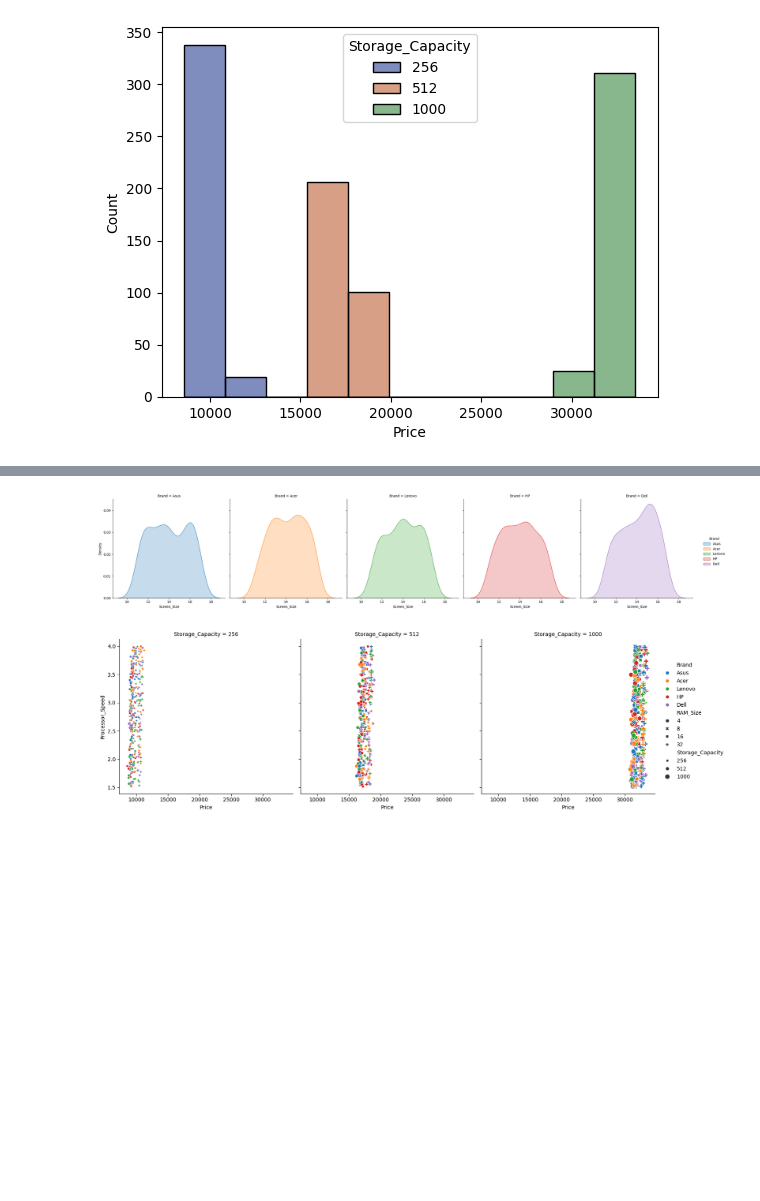
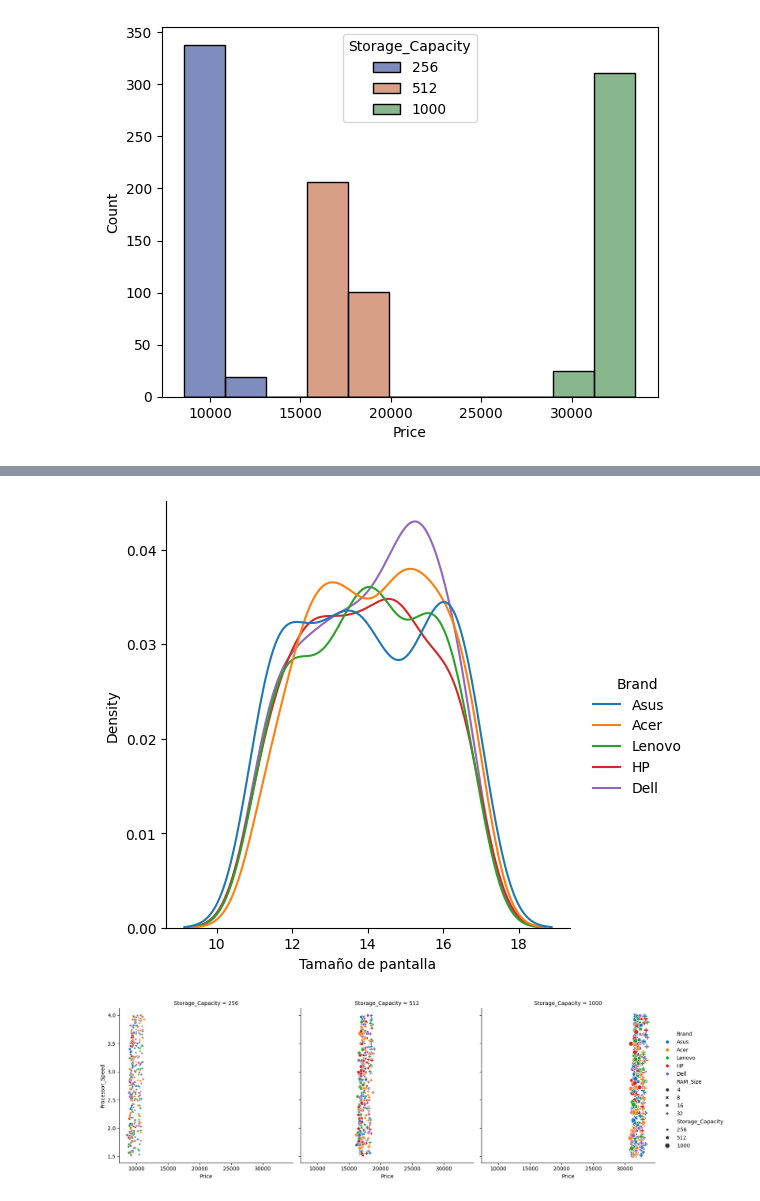
Before and after one commit to Isaac244/Proyecto_Machine_Learning, a Jupyter notebook: Proyecto-final.ipynb, the cells around one changed output, grey strips where cells are left out. Saved outputs shown, nothing was run; the diff lists cells and outputs as text; code cells hidden in the pictures; blank space fills up the shorter version.

```diff
--- a/Proyecto-final.ipynb
+++ b/Proyecto-final.ipynb
@@ -135,10 +135,15 @@ plt.show()
 [figure]
 # %%
 #Grafica para las marcas de laptop
-sns.barplot( x=marcas.index, y=marcas.values, palette='bright', hue=marcas.values)
+sns.set_theme(style='darkgrid')
+sns.barplot(x=marcas.index, y=marcas.values, palette='deep', hue=marcas.index)
+
+for i in range(len(marcas)):
+    plt.text(x=i, y=marcas[i], s=marcas[i], ha='center', va='bottom')
+
 plt.title('Distribucion de Laptops')
 plt.xlabel('Laptops')
 plt.ylabel('Cantidad de laptops')
-plt.legend(loc='center', bbox_to_anchor=(1.12,0.5))
+#plt.legend(loc='center', bbox_to_anchor=(1.12,0.5))
 plt.show()
 # %% [output]
@@ -167,9 +175,11 @@ plt.show()
 # %%
 #GRAFICA DE TAMAÑO DE PANTALLA POR MARCA
-sns.displot(data=data_nueva, x='Screen_Size', hue='Brand', kind='kde', fill=True, bw_adjust=1,col='Brand')
+#sns.displot(data=data_nueva, x='Screen_Size', hue='Brand', kind='kde', fill=True, bw_adjust=1,col='Brand')
+sns.displot(data=data_nueva, x='Screen_Size', hue='Brand', kind='kde')
+plt.xlabel('Tamaño de pantalla')
 plt.show()
 # %% [output]
-[figure, old version]
+[figure, new version]
 # %%
 #GRAFICA DE PRECIO POR TAMAÑO DE DISCO SEGUN SU MARCA Y TAMAÑO DE RAM
 sns.relplot(data=data_nueva, x='Price', y='Processor_Speed', hue='Brand', style='RAM_Size',
```
Also changed, not shown: parts of 3 cells of this notebook, 1 other file.
